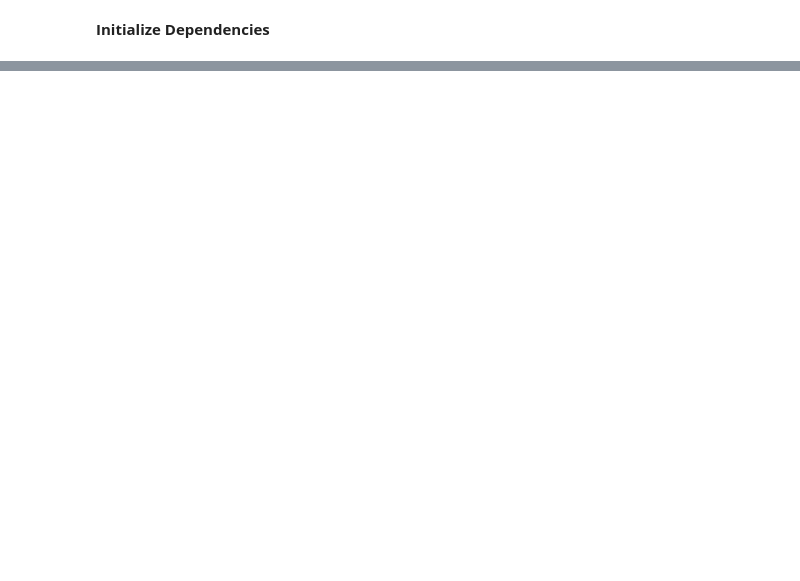
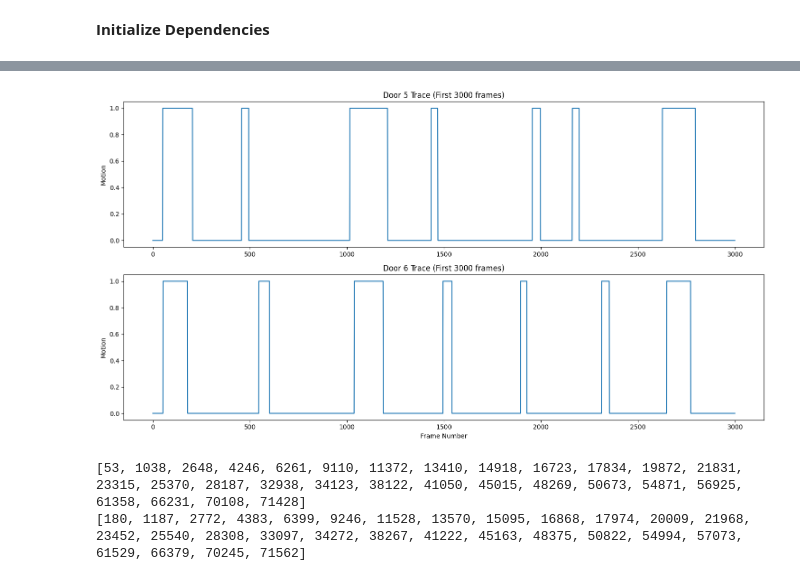
Before and after one commit to robert-lamprecht/Tmaze-toolkit, a Jupyter notebook: notebooks/test.ipynb, the cells around one changed output, grey strips where cells are left out. Cells and saved outputs as stored; diff of their text form; code cells hidden in the pictures; blank space fills up the shorter version.

```diff
--- a/notebooks/test.ipynb
+++ b/notebooks/test.ipynb
@@ -30,0 +275,57 @@ plotDoorTraces(dat)
+# %%
+subset_data = {
+    'door5': dat['door5'][:3000],
+    'door6': dat['door6'][:3000]
+}
+
+# Plot just these two doors
+plt.figure(figsize=(15, 8))
+
+# Plot door5
+plt.subplot(2, 1, 1)
+plt.plot(subset_data['door5'])
+plt.title('Door 5 Trace (First 3000 frames)')
+plt.ylabel('Motion')
+
+# Plot door6
+plt.subplot(2, 1, 2)
+plt.plot(subset_data['door6'])
+plt.title('Door 6 Trace (First 3000 frames)')
+plt.ylabel('Motion')
+plt.xlabel('Frame Number')
+
+plt.tight_layout()
+plt.show()
+# %% [output]
+[figure, added]
+# %%
+def extract_floor_traces(dat):
+    floor1 = dat['door5']
+    floor2 = dat['door6']
+    floor_traces = []
+
+    # Add floor1 [x] to floor2 [x]
+    for x in range(len(floor1)):
+        floor_traces.append(floor1[x] + floor2[x])
+
+    floor_starts = []
+    floor_ends = []
+    isMoving = False
+    for x in range(len(floor_traces)):
+        if floor_traces[x] == 2:
+            if isMoving == False:
+                floor_starts.append(x)
+                isMoving = True
+        if floor_traces[x] < 2:
+            if isMoving == True:
+                floor_ends.append(x)
+                isMoving = False
+
+    return floor_starts, floor_ends
+floorStarts, floorEnds = extract_floor_traces(dat)
+
+print(floorStarts)
+print(floorEnds)
+# %% [output]
+[53, 1038, 2648, 4246, 6261, 9110, 11372, 13410, 14918, 16723, 17834, 19872, 21831, 23315, 25370, 28187, 32938, 34123, 38122, 41050, 45015, 48269, 50673, 54871, 56925, 61358, 66231, 70108, 71428]
+[180, 1187, 2772, 4383, 6399, 9246, 11528, 13570, 15095, 16868, 17974, 20009, 21968, 23452, 25540, 28308, 33097, 34272, 38267, 41222, 45163, 48375, 50822, 54994, 57073, 61529, 66379, 70245, 71562]
```
Also changed, not shown: parts of 18 cells of this notebook, 18 other files.
